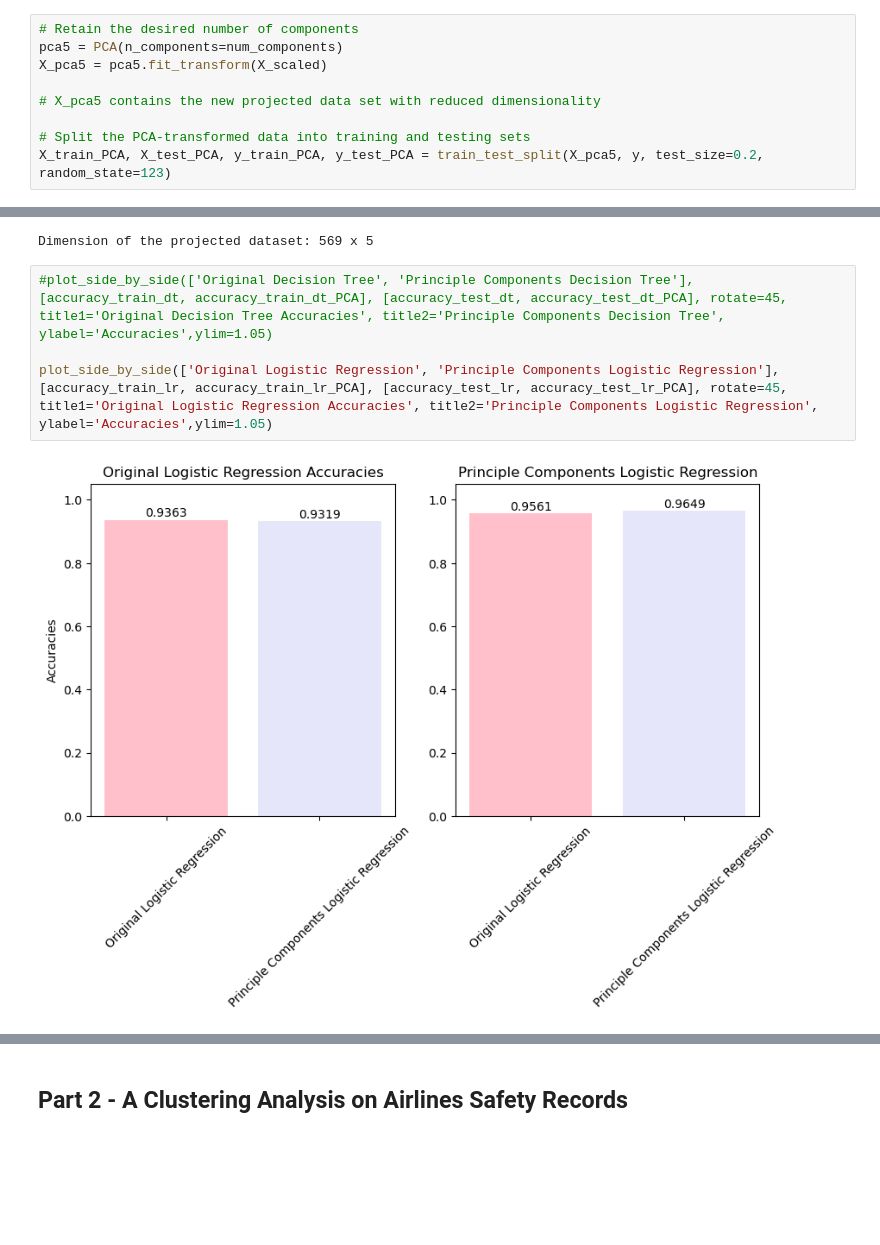
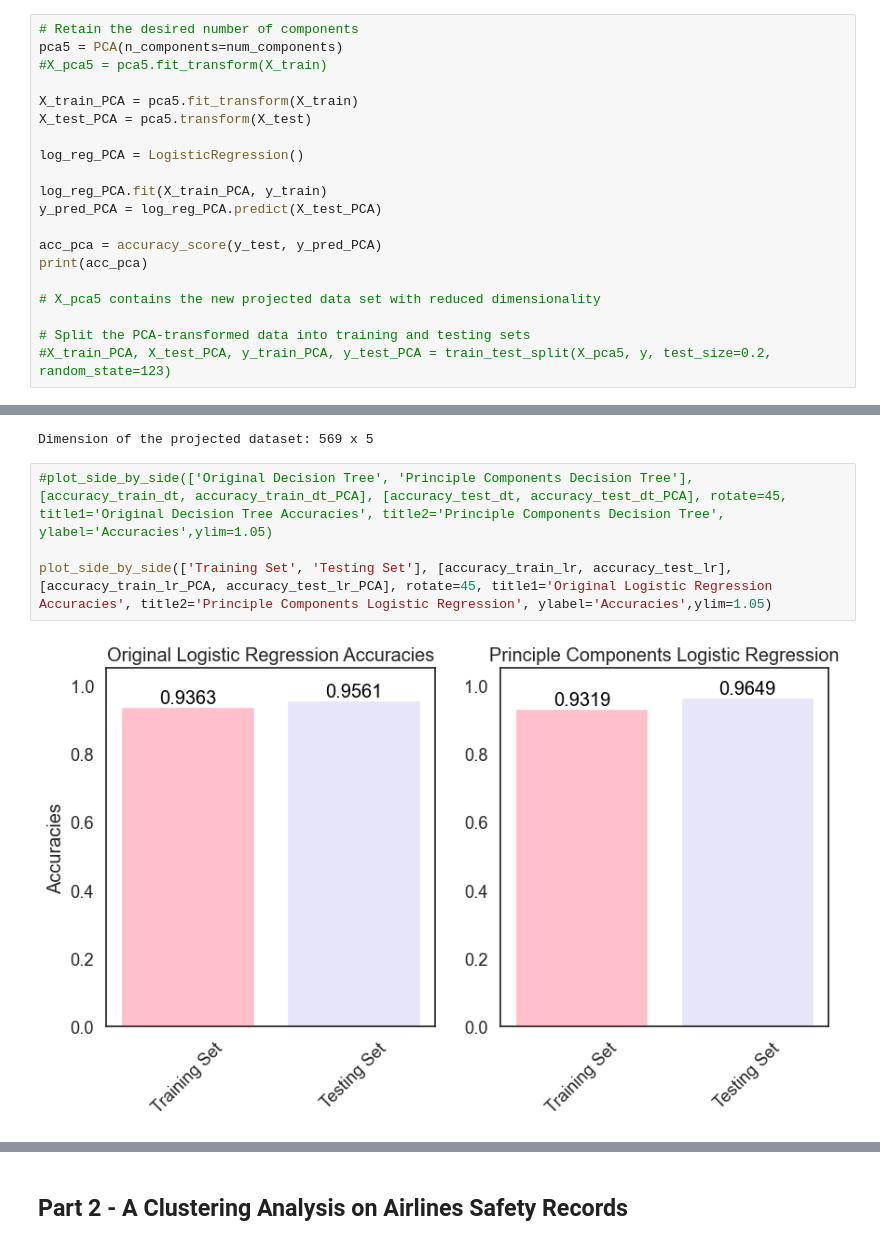
Before and after one commit to kaylee01/Assignment3-ML, a Jupyter notebook: assignment3.ipynb, the cells around one changed output, grey strips where cells are left out. Drawn from its saved outputs; the diff is of its cells as text; blank space fills up the shorter version.

```diff
--- a/assignment3.ipynb
+++ b/assignment3.ipynb
@@ -713,9 +713,20 @@ Variance retained using 5 components: 97.49%
 # %%
 # Retain the desired number of components
 pca5 = PCA(n_components=num_components)
-X_pca5 = pca5.fit_transform(X_scaled)
+#X_pca5 = pca5.fit_transform(X_train)
+
+X_train_PCA = pca5.fit_transform(X_train)
+X_test_PCA = pca5.transform(X_test)
+
+log_reg_PCA = LogisticRegression()
+
+log_reg_PCA.fit(X_train_PCA, y_train)
+y_pred_PCA = log_reg_PCA.predict(X_test_PCA)
+
+acc_pca = accuracy_score(y_test, y_pred_PCA)
+print(acc_pca)
 
 # X_pca5 contains the new projected data set with reduced dimensionality
 
 # Split the PCA-transformed data into training and testing sets
-X_train_PCA, X_test_PCA, y_train_PCA, y_test_PCA = train_test_split(X_pca5, y, test_size=0.2, random_state=123)
+#X_train_PCA, X_test_PCA, y_train_PCA, y_test_PCA = train_test_split(X_pca5, y, test_size=0.2, random_state=123)
@@ -765,7 +773,7 @@ Dimension of the projected dataset: 569 x 5
 # %%
 #plot_side_by_side(['Original Decision Tree', 'Principle Components Decision Tree'], [accuracy_train_dt, accuracy_train_dt_PCA], [accuracy_test_dt, accuracy_test_dt_PCA], rotate=45, title1='Original Decision Tree Accuracies', title2='Principle Components Decision Tree', ylabel='Accuracies',ylim=1.05)
 
-plot_side_by_side(['Original Logistic Regression', 'Principle Components Logistic Regression'], [accuracy_train_lr, accuracy_train_lr_PCA], [accuracy_test_lr, accuracy_test_lr_PCA], rotate=45, title1='Original Logistic Regression Accuracies', title2='Principle Components Logistic Regression', ylabel='Accuracies',ylim=1.05)
+plot_side_by_side(['Training Set', 'Testing Set'], [accuracy_train_lr, accuracy_test_lr], [accuracy_train_lr_PCA, accuracy_test_lr_PCA], rotate=45, title1='Original Logistic Regression Accuracies', title2='Principle Components Logistic Regression', ylabel='Accuracies',ylim=1.05)
 # %% [output]
-[figure, old version]
+[figure, new version]
 # %% [markdown]
```
Also changed, not shown: parts of 4 cells of this notebook.
